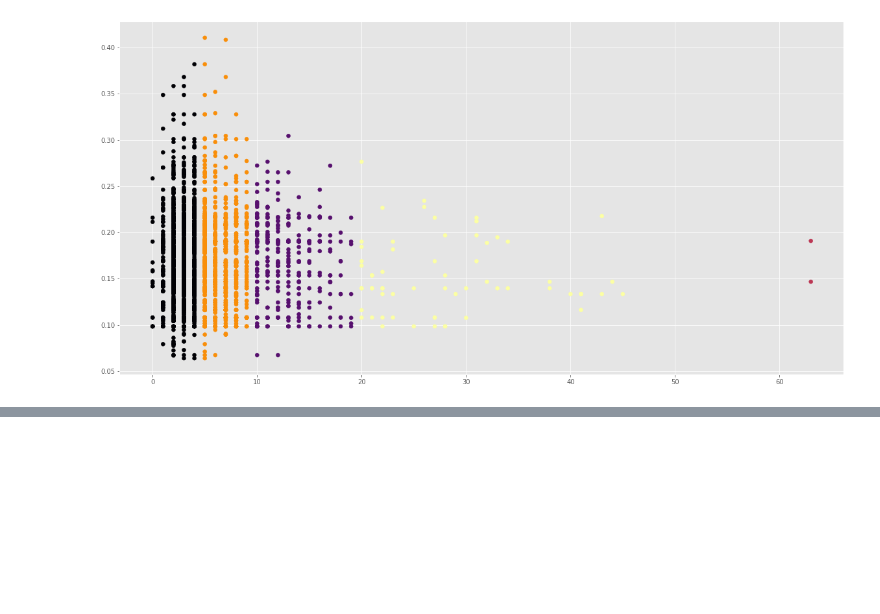
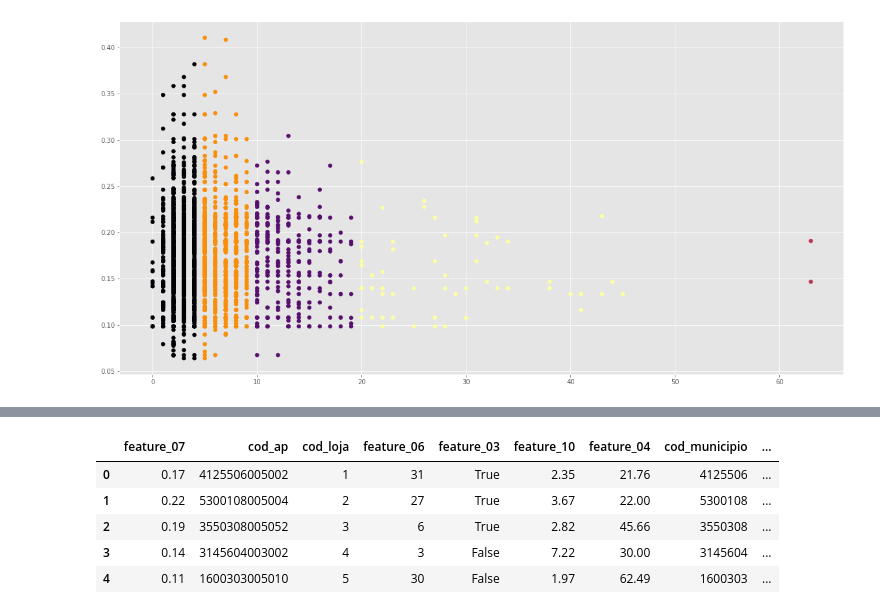
Before and after one commit to BeeData-USP/usp-vs-ufmg, a Jupyter notebook: tutss/cenario_expansao.ipynb, the cells around one changed output, grey strips where cells are left out. Cells and saved outputs as stored; diff of their text form; code cells hidden in the pictures; blank space fills up the shorter version.

```diff
--- a/tutss/cenario_expansao.ipynb
+++ b/tutss/cenario_expansao.ipynb
@@ -178,0 +276,9 @@ plt.scatter(ljs_atuais['feature_06'], ljs_atuais['feature_07'], cmap='inferno',
+# %%
+ljs_common.head()
+# %% [output]
+|  | feature_07 | cod_ap | cod_loja | feature_06 | feature_03 | feature_10 | feature_04 | cod_municipio | ... |
+| 0 | 0.17 | 4125506005002 | 1 | 31 | True | 2.35 | 21.76 | 4125506 | ... |
+| 1 | 0.22 | 5300108005004 | 2 | 27 | True | 3.67 | 22.00 | 5300108 | ... |
+| 2 | 0.19 | 3550308005052 | 3 | 6 | True | 2.82 | 45.66 | 3550308 | ... |
+| 3 | 0.14 | 3145604003002 | 4 | 3 | False | 7.22 | 30.00 | 3145604 | ... |
+| 4 | 0.11 | 1600303005010 | 5 | 30 | False | 1.97 | 62.49 | 1600303 | ... |
```
Also changed, not shown: parts of 28 cells of this notebook.
